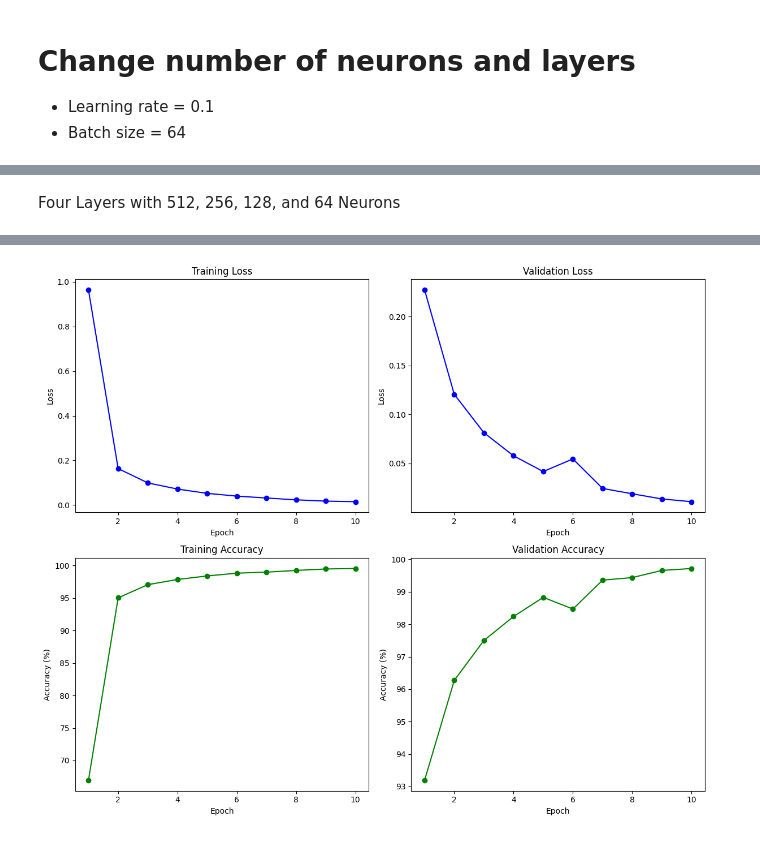
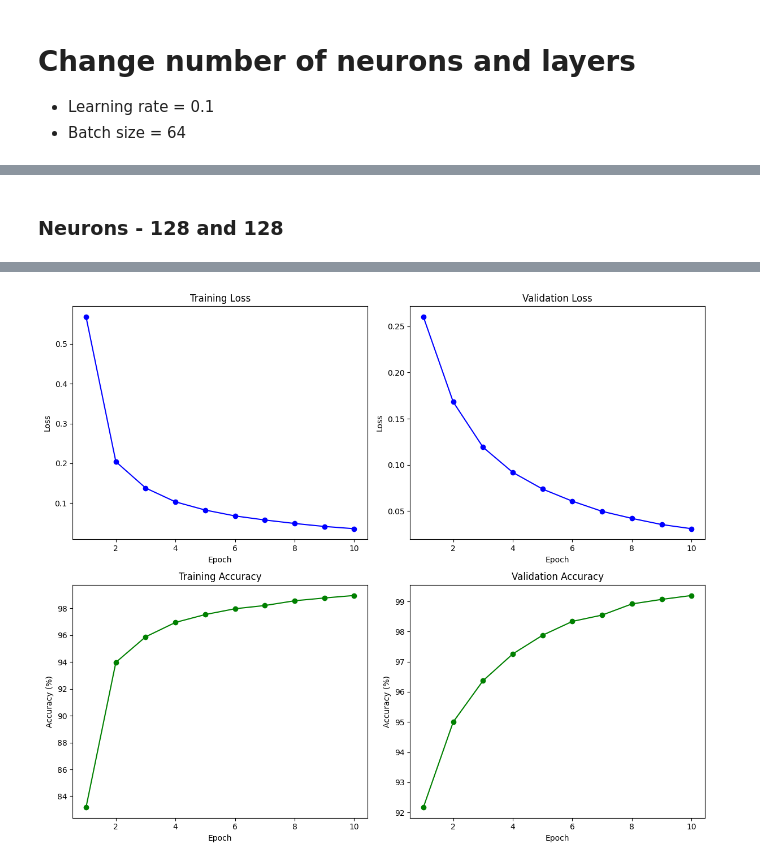
Before and after one commit to MennaMagdie/Machine-Learning-Labs, a Jupyter notebook: digit-recognition-system/neural_networks.ipynb, the cells around one changed output, grey strips where cells are left out. Saved outputs shown, nothing was run; the diff lists cells and outputs as text; code cells hidden in the pictures.

```diff
--- a/digit-recognition-system/neural_networks.ipynb
+++ b/digit-recognition-system/neural_networks.ipynb
@@ -788,10 +791,9 @@ class FeedforwardNN_1(nn.Module):
     def __init__(self):
         super(FeedforwardNN_1, self).__init__()
 
-        # Two layers with 128 and 64 neurons
-        self.l1 = nn.Linear(784, 128)
-        self.l2 = nn.Linear(128, 64)
-        self.output = nn.Linear(64, 10)
+        self.l1 = nn.Linear(784, 64)
+        self.l2 = nn.Linear(64, 32)
+        self.output = nn.Linear(32, 10)
 
         self.activation_fn = nn.ReLU()
 
@@ -838,18 +840,15 @@ class FeedforwardNN_2(nn.Module):
     def __init__(self):
         super(FeedforwardNN_2, self).__init__()
 
-        # Three layers with 512, 256, and 128 neurons
         self.l1 = nn.Linear(784, 512)
         self.l2 = nn.Linear(512, 256)
-        self.l3 = nn.Linear(256, 128)
-        self.output = nn.Linear(128, 10)
+        self.output = nn.Linear(256, 10)
 
         self.activation_fn = nn.ReLU()
 
     def forward(self, x):
         x = self.activation_fn(self.l1(x))
         x = self.activation_fn(self.l2(x))
-        x = self.activation_fn(self.l3(x))
         x = self.output(x)
         return x
 
@@ -884,26 +883,21 @@ Test Accuracy: 98.21%
 [figure]
 [figure]
-# %% [markdown]
-Four Layers with 512, 256, 128, and 64 Neurons
+# %% [markdown]
+  ### **Neurons - 128 and 128**
 # %%
 class FeedforwardNN_3(nn.Module):
     def __init__(self):
         super(FeedforwardNN_3, self).__init__()
 
-        # Four layers with 512, 256, 128, and 64 neurons
-        self.l1 = nn.Linear(784, 512)
-        self.l2 = nn.Linear(512, 256)
-        self.l3 = nn.Linear(256, 128)
-        self.l4 = nn.Linear(128, 64)
-        self.output = nn.Linear(64, 10)
+        self.l1 = nn.Linear(784, 128)
+        self.l2 = nn.Linear(128, 128)
+        self.output = nn.Linear(128, 10)
 
         self.activation_fn = nn.ReLU()
 
     def forward(self, x):
         x = self.activation_fn(self.l1(x))
         x = self.activation_fn(self.l2(x))
-        x = self.activation_fn(self.l3(x))
-        x = self.activation_fn(self.l4(x))
         x = self.output(x)
         return x
 
@@ -934,4 +928,4 @@ Validation Loss: 0.0109, Accuracy: 99.72%
-[figure, old version]
+[figure, new version]
 # %%
 test(model_13, test_loader)
 # %% [output]
```
Also changed, not shown: parts of 44 cells of this notebook.
